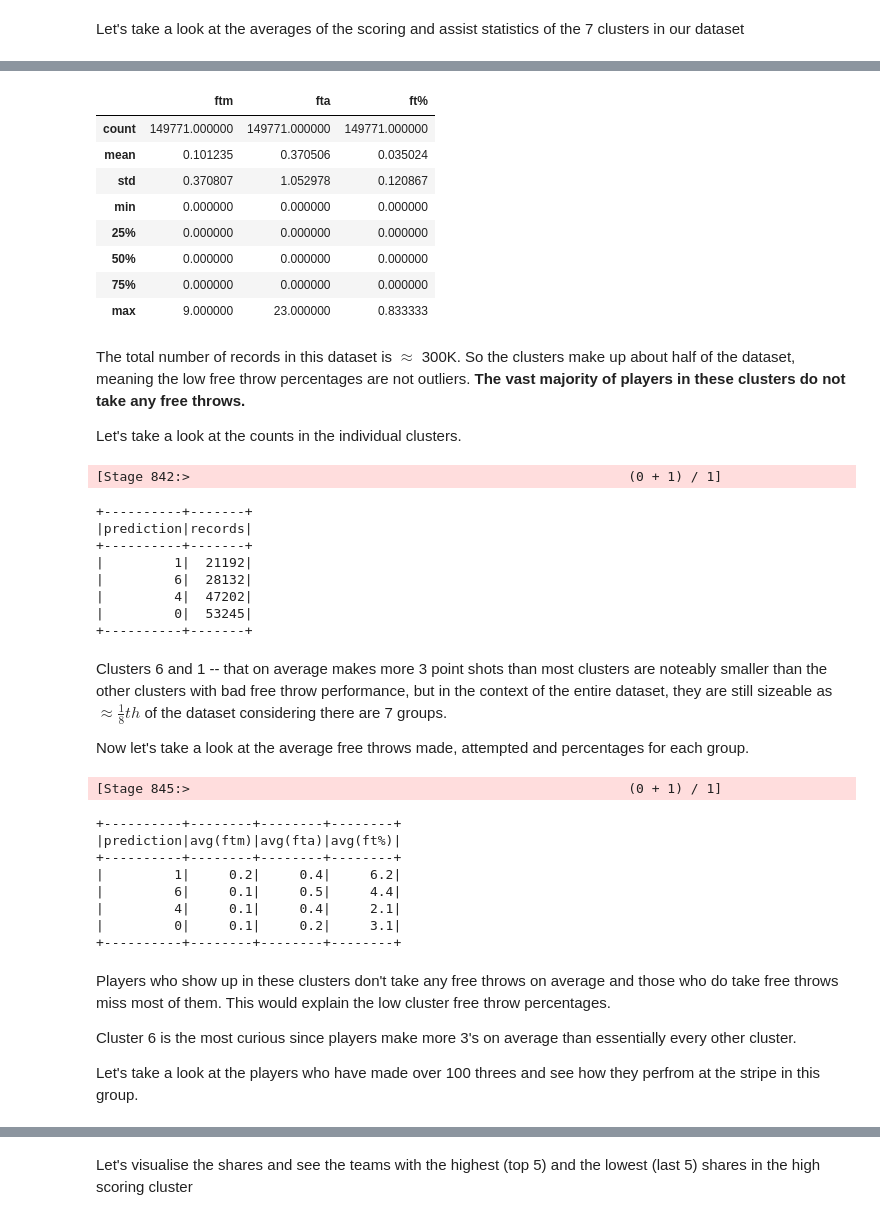
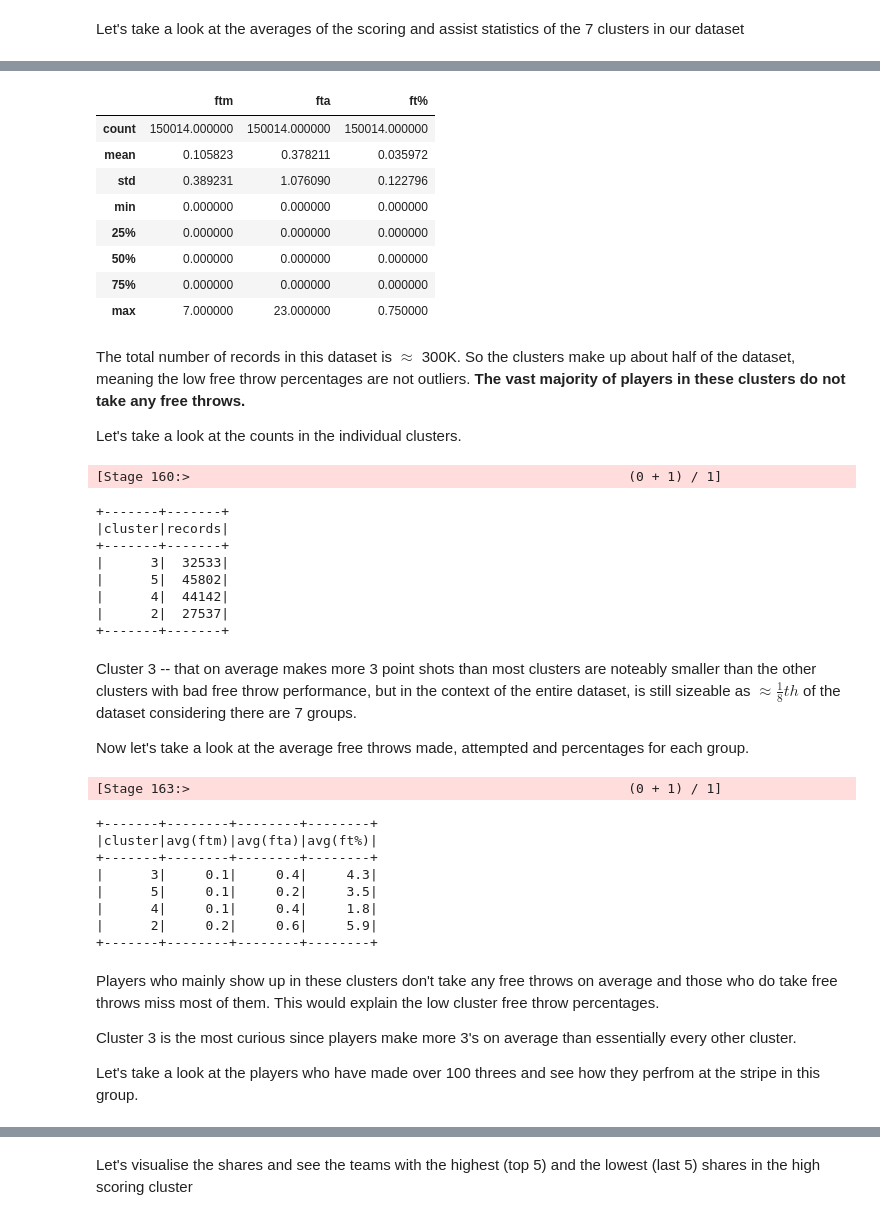
Before and after one commit to Blunt10K/NBA, a Jupyter notebook: notebooks/analysis.ipynb, the cells around one changed output, grey strips where cells are left out. Saved outputs shown, nothing was run; the diff lists cells and outputs as text; code cells hidden in the pictures.

```diff
--- a/notebooks/analysis.ipynb
+++ b/notebooks/analysis.ipynb
@@ -249,6 +261,6 @@ explained_variance['cumulative_var_exp'].iloc[6]#.sum()
 # %%
 from pyspark.ml.feature import VectorSlicer
-slicer = VectorSlicer(inputCol='pc',outputCol='cluster_cols',indices=list(range(5)))
+slicer = VectorSlicer(inputCol='pc',outputCol='cluster_cols',indices=list(range(6)))
 # %%
 scoring_df = slicer.transform(scoring_df)
 # %% [markdown]
@@ -289,6 +303,8 @@ from pyspark.ml.clustering import KMeansModel
 model_path = '../../kmeans_model/k_7'
 model = KMeansModel.load(model_path)
 preds = model.transform(scoring_df)
+# %%
+preds = preds.withColumnRenamed('prediction','cluster')
 # %% [markdown]
 We can use a pivot table to count the wins and losses in each cluster and then calculate the win percentage within each cluster to see if there are any clusters that tend to have more winners.
 # %%
@@ -324,7 +340,7 @@ There does not appear to be a cluster or groups of clusters that contain players
 
 It is possible to do futher analysis by checking if there are particular clusters that contain certain teams, describe the scoring statistics within these clusters, etc.
 # %%
-players = preds.select('name','team',*preds.columns[3:19],'prediction')
+players = preds.select('name','team',*preds.columns[3:19],'cluster')
 # %% [markdown]
 Let's take a look at the averages of the scoring and assist statistics of the 7 clusters in our dataset
 # %%
@@ -373,62 +391,62 @@ The free throw percentages of clusters 0, 1, 4 and especially 6 seem unusual. It
 - taking a look at players who typically show up in the clusters with bad free throw percentages and see if it is typical for them have such bad performances
 - running a statistical test to see which of these groups deviate from the league averages significantly
 # %%
-bad_ft_groups = (players.select('name','prediction','ftm','fta','ft%','pm3','pa3')
-.filter('prediction in (0,1,4,6)'))
+bad_ft_groups = (players.select('name','cluster','ftm','fta','ft%','pm3','pa3')
+.filter('cluster in (2, 3, 4, 5)'))
 # %%
-bad_ft_groups.drop('prediction','pm3','pa3').toPandas().describe()
+bad_ft_groups.drop('cluster','pm3','pa3').toPandas().describe()
 # %% [output]
 |  | ftm | fta | ft% |
-| count | 149771.000000 | 149771.000000 | 149771.000000 |
-| mean | 0.101235 | 0.370506 | 0.035024 |
-| std | 0.370807 | 1.052978 | 0.120867 |
+| count | 150014.000000 | 150014.000000 | 150014.000000 |
+| mean | 0.105823 | 0.378211 | 0.035972 |
+| std | 0.389231 | 1.076090 | 0.122796 |
 | min | 0.000000 | 0.000000 | 0.000000 |
 | 25% | 0.000000 | 0.000000 | 0.000000 |
 | 50% | 0.000000 | 0.000000 | 0.000000 |
 | 75% | 0.000000 | 0.000000 | 0.000000 |
-| max | 9.000000 | 23.000000 | 0.833333 |
+| max | 7.000000 | 23.000000 | 0.750000 |
 # %% [markdown]
 The total number of records in this dataset is $\approx$ 300K. So the clusters make up about half of the dataset, meaning the low free throw percentages are not outliers. **The vast majority of players in these clusters do not take any free throws.**
 
 Let's take a look at the counts in the individual clusters.
 # %%
-bad_ft_groups.groupBy('prediction').agg(F.count('name').alias('records')).show()
+bad_ft_groups.groupBy('cluster').agg(F.count('name').alias('records')).show()
 # %% [output]
-[Stage 842:>                                                        (0 + 1) / 1]
+[Stage 160:>                                                        (0 + 1) / 1]
-+----------+-------+
-|prediction|records|
-+----------+-------+
-|         1|  21192|
-|         6|  28132|
-|         4|  47202|
-|         0|  53245|
-+----------+-------+
++-------+-------+
+|cluster|records|
++-------+-------+
+|      3|  32533|
+|      5|  45802|
+|      4|  44142|
+|      2|  27537|
++-------+-------+
 # %% [markdown]
-Clusters 6 and 1 -- that on average makes more 3 point shots than most clusters are noteably smaller than the other clusters with bad free throw performance, but in the context of the entire dataset, they are still sizeable as $\approx \frac{1}{8}th$ of the dataset considering there are 7 groups.
+Cluster 3 -- that on average makes more 3 point shots than most clusters are noteably smaller than the other clusters with bad free throw performance, but in the context of the entire dataset, is still sizeable as $\approx \frac{1}{8}th$ of the dataset considering there are 7 groups.
 
 Now let's take a look at the average free throws made, attempted and percentages for each group.
 # %%
 (bad_ft_groups
-.groupBy('prediction')
+.groupBy('cluster')
 .agg(F.round(F.avg('ftm'),1).alias('avg(ftm)'),
      F.round(F.avg('fta'),1).alias('avg(fta)'),
      F.round(100*F.avg('ft%'),1).alias('avg(ft%)'))
 .show()
 )
 # %% [output]
-[Stage 845:>                                                        (0 + 1) / 1]
+[Stage 163:>                                                        (0 + 1) / 1]
-+----------+--------+--------+--------+
-|prediction|avg(ftm)|avg(fta)|avg(ft%)|
-+----------+--------+--------+--------+
-|         1|     0.2|     0.4|     6.2|
-|         6|     0.1|     0.5|     4.4|
-|         4|     0.1|     0.4|     2.1|
-|         0|     0.1|     0.2|     3.1|
-+----------+--------+--------+--------+
++-------+--------+--------+--------+
+|cluster|avg(ftm)|avg(fta)|avg(ft%)|
++-------+--------+--------+--------+
+|      3|     0.1|     0.4|     4.3|
+|      5|     0.1|     0.2|     3.5|
+|      4|     0.1|     0.4|     1.8|
+|      2|     0.2|     0.6|     5.9|
++-------+--------+--------+--------+
 # %% [markdown]
-Players who show up in these clusters don't take any free throws on average and those who do take free throws miss most of them. This would explain the low cluster free throw percentages.
+Players who mainly show up in these clusters don't take any free throws on average and those who do take free throws miss most of them. This would explain the low cluster free throw percentages.
 
-Cluster 6 is the most curious since players make more 3's on average than essentially every other cluster.
+Cluster 3 is the most curious since players make more 3's on average than essentially every other cluster.
 
 Let's take a look at the players who have made over 100 threes and see how they perfrom at the stripe in this group.
 # %%
```
Also changed, not shown: parts of 50 cells of this notebook, 6 other files.
